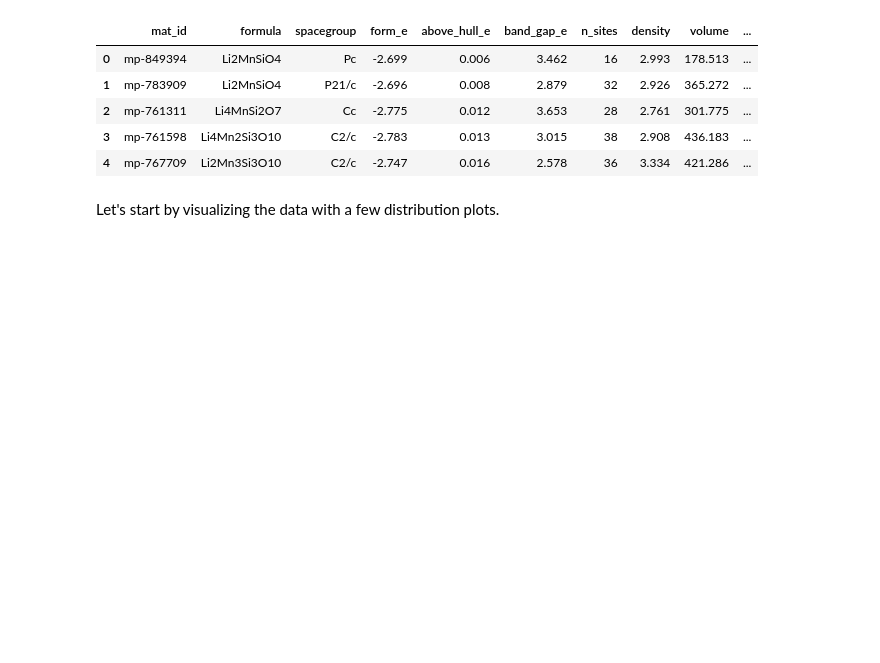
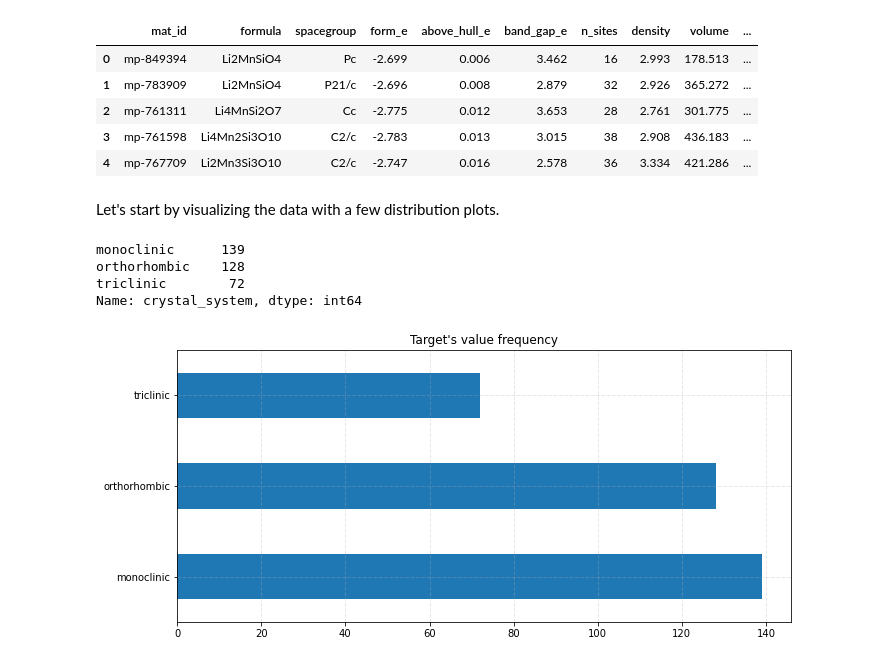
Before and after one commit to lumtvn/batteries-crystal-system, a Jupyter notebook: first_steps.ipynb, the cells around one changed output. Drawn from its saved outputs; the diff is of its cells as text; code cells hidden in the pictures; blank space fills up the shorter version.

```diff
--- a/first_steps.ipynb
+++ b/first_steps.ipynb
@@ -76,5 +77,20 @@ df.head(5)
 | 2 | mp-761311 | Li4MnSi2O7 | Cc | -2.775 | 0.012 | 3.653 | 28 | 2.761 | 301.775 | ... |
 | 3 | mp-761598 | Li4Mn2Si3O10 | C2/c | -2.783 | 0.013 | 3.015 | 38 | 2.908 | 436.183 | ... |
 | 4 | mp-767709 | Li2Mn3Si3O10 | C2/c | -2.747 | 0.016 | 2.578 | 36 | 3.334 | 421.286 | ... |
+# %%
+target = df.columns[-1]
 # %% [markdown]
 Let's start by visualizing the data with a few distribution plots.
+# %%
+fig = plt.figure(figsize=(11,5))
+df[target].value_counts().plot(kind='barh', )
+plt.grid(visible=True, linestyle='--', linewidth=1, alpha=0.3)
+plt.title("Target's value frequency")
+print(df[target].value_counts())
+plt.show()
+# %% [output]
+monoclinic      139
+orthorhombic    128
+triclinic        72
+Name: crystal_system, dtype: int64
+[figure, added]
```
Also changed, not shown: parts of 10 cells of this notebook.
